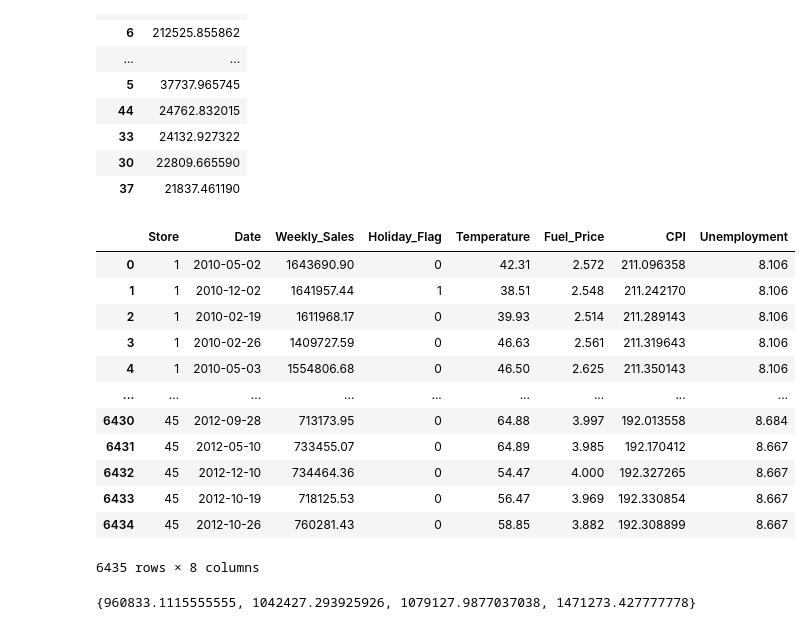
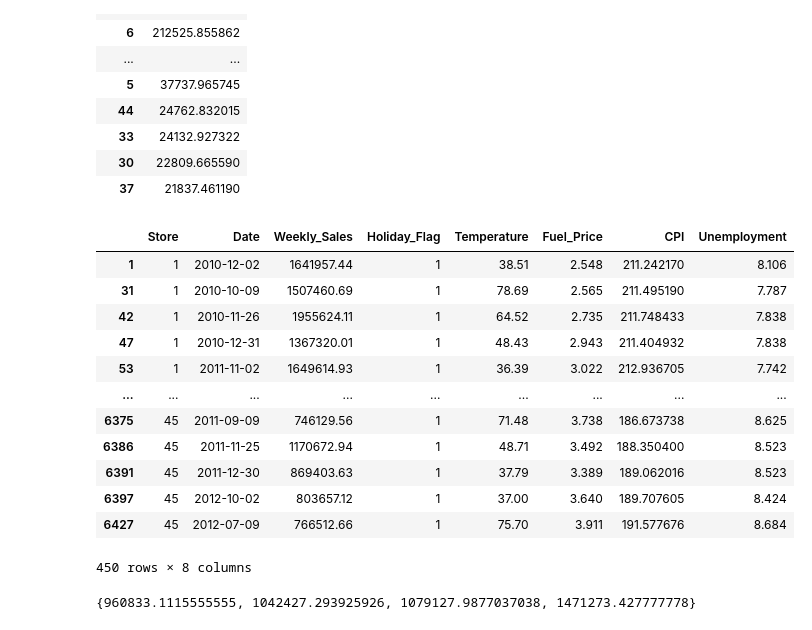
Before and after one commit to Psyclophe/Data-Scientist, a Jupyter notebook: Wal_mart_analysis_forecasting.ipynb, the cells around one changed output. Drawn from its saved outputs; the diff is of its cells as text; code cells hidden in the pictures.

```diff
--- a/Wal_mart_analysis_forecasting.ipynb
+++ b/Wal_mart_analysis_forecasting.ipynb
@@ -226,23 +233,23 @@ Store_dstd
 # %%
 #con esta instrucción se pide a Python identificar los días festivos
 
-df[df["Holiday_Flag"]==1]
+df_Holiday=df[df["Holiday_Flag"]==1]
 
-df
+df_Holiday
 # %% [output]
 |  | Store | Date | Weekly_Sales | Holiday_Flag | Temperature | Fuel_Price | CPI | Unemployment |
-| 0 | 1 | 2010-05-02 | 1643690.90 | 0 | 42.31 | 2.572 | 211.096358 | 8.106 |
 | 1 | 1 | 2010-12-02 | 1641957.44 | 1 | 38.51 | 2.548 | 211.242170 | 8.106 |
-| 2 | 1 | 2010-02-19 | 1611968.17 | 0 | 39.93 | 2.514 | 211.289143 | 8.106 |
-| 3 | 1 | 2010-02-26 | 1409727.59 | 0 | 46.63 | 2.561 | 211.319643 | 8.106 |
-| 4 | 1 | 2010-05-03 | 1554806.68 | 0 | 46.50 | 2.625 | 211.350143 | 8.106 |
+| 31 | 1 | 2010-10-09 | 1507460.69 | 1 | 78.69 | 2.565 | 211.495190 | 7.787 |
+| 42 | 1 | 2010-11-26 | 1955624.11 | 1 | 64.52 | 2.735 | 211.748433 | 7.838 |
+| 47 | 1 | 2010-12-31 | 1367320.01 | 1 | 48.43 | 2.943 | 211.404932 | 7.838 |
+| 53 | 1 | 2011-11-02 | 1649614.93 | 1 | 36.39 | 3.022 | 212.936705 | 7.742 |
 | ... | ... | ... | ... | ... | ... | ... | ... | ... |
-| 6430 | 45 | 2012-09-28 | 713173.95 | 0 | 64.88 | 3.997 | 192.013558 | 8.684 |
-| 6431 | 45 | 2012-05-10 | 733455.07 | 0 | 64.89 | 3.985 | 192.170412 | 8.667 |
-| 6432 | 45 | 2012-12-10 | 734464.36 | 0 | 54.47 | 4.000 | 192.327265 | 8.667 |
-| 6433 | 45 | 2012-10-19 | 718125.53 | 0 | 56.47 | 3.969 | 192.330854 | 8.667 |
-| 6434 | 45 | 2012-10-26 | 760281.43 | 0 | 58.85 | 3.882 | 192.308899 | 8.667 |
+| 6375 | 45 | 2011-09-09 | 746129.56 | 1 | 71.48 | 3.738 | 186.673738 | 8.625 |
+| 6386 | 45 | 2011-11-25 | 1170672.94 | 1 | 48.71 | 3.492 | 188.350400 | 8.523 |
+| 6391 | 45 | 2011-12-30 | 869403.63 | 1 | 37.79 | 3.389 | 189.062016 | 8.523 |
+| 6397 | 45 | 2012-10-02 | 803657.12 | 1 | 37.00 | 3.640 | 189.707605 | 8.424 |
+| 6427 | 45 | 2012-07-09 | 766512.66 | 1 | 75.70 | 3.911 | 191.577676 | 8.684 |
-6435 rows × 8 columns
+450 rows × 8 columns
 # %%
 #con esta instrucción se definen los Días festivos que se encontraron en el dataframe
 
```
Also changed, not shown: parts of 13 cells of this notebook.
